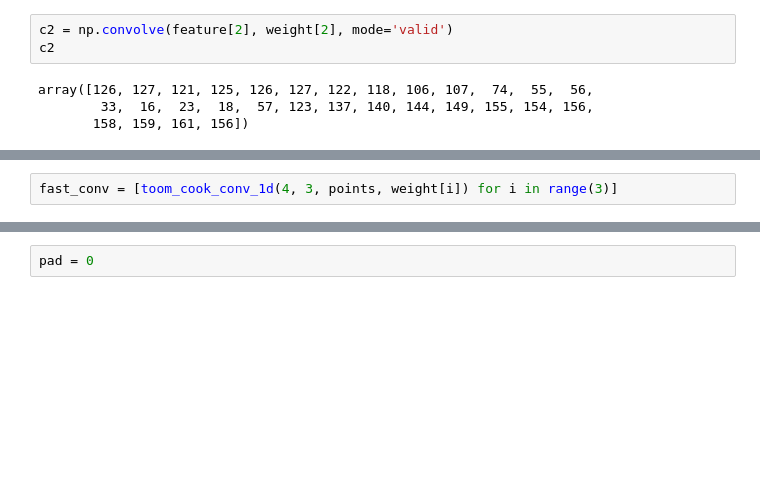
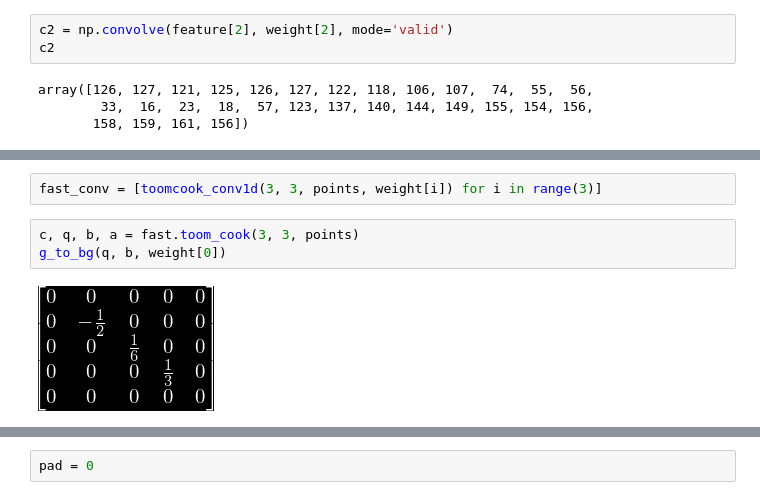
Before and after one commit to tarsioonofrio/fast-convolution-rtl, a Jupyter notebook: notebooks/convolve_comparsion.ipynb, the cells around one changed output, grey strips where cells are left out. Saved outputs shown, nothing was run; the diff lists cells and outputs as text; blank space fills up the shorter version.

```diff
--- a/notebooks/convolve_comparsion.ipynb
+++ b/notebooks/convolve_comparsion.ipynb
@@ -110,3 +111,8 @@ points
 # %%
-fast_conv = [toom_cook_conv_1d(4, 3, points, weight[i]) for i in range(3)]
+fast_conv = [toomcook_conv1d(3, 3, points, weight[i]) for i in range(3)]
+# %%
+c, q, b, a = fast.toom_cook(3, 3, points)
+g_to_bg(q, b, weight[0])
+# %% [output]
+[figure, added]
 # %%
```
Also changed, not shown: parts of 12 cells of this notebook, 3 other files.
